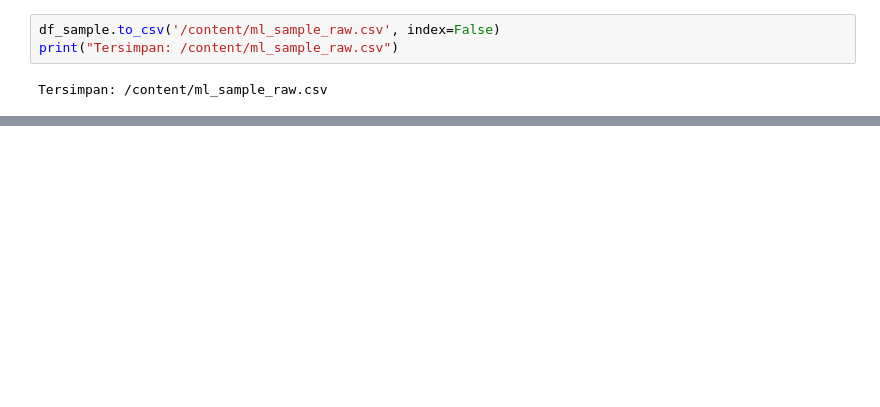
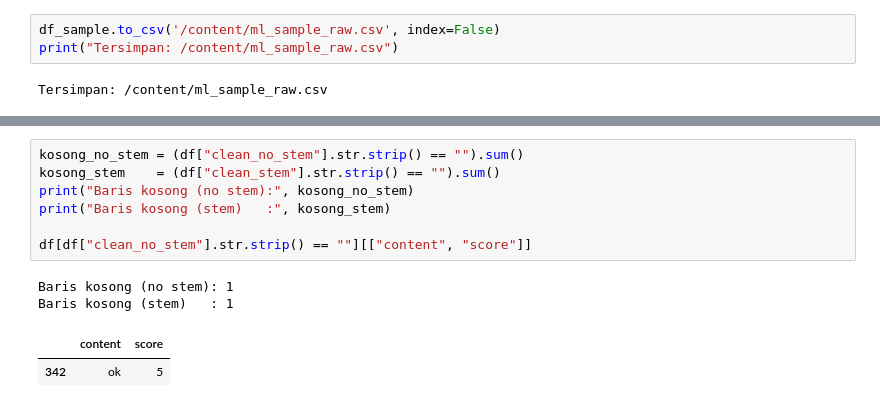
Before and after one commit to briliananugra/mobile-legends-sentiment-analysis, a Jupyter notebook: mobile_legends_sentiment_analysis.ipynb, the cells around one changed output, grey strips where cells are left out. Cells and saved outputs as stored; diff of their text form; blank space fills up the shorter version.

```diff
--- a/mobile_legends_sentiment_analysis.ipynb
+++ b/mobile_legends_sentiment_analysis.ipynb
@@ -83,0 +239,12 @@ Tersimpan: /content/ml_sample_raw.csv
+# %%
+kosong_no_stem = (df["clean_no_stem"].str.strip() == "").sum()
+kosong_stem    = (df["clean_stem"].str.strip() == "").sum()
+print("Baris kosong (no stem):", kosong_no_stem)
+print("Baris kosong (stem)   :", kosong_stem)
+
+df[df["clean_no_stem"].str.strip() == ""][["content", "score"]]
+# %% [output]
+Baris kosong (no stem): 1
+Baris kosong (stem)   : 1
+|  | content | score |
+| 342 | ok | 5 |
```
Also changed, not shown: parts of 13 cells of this notebook.
